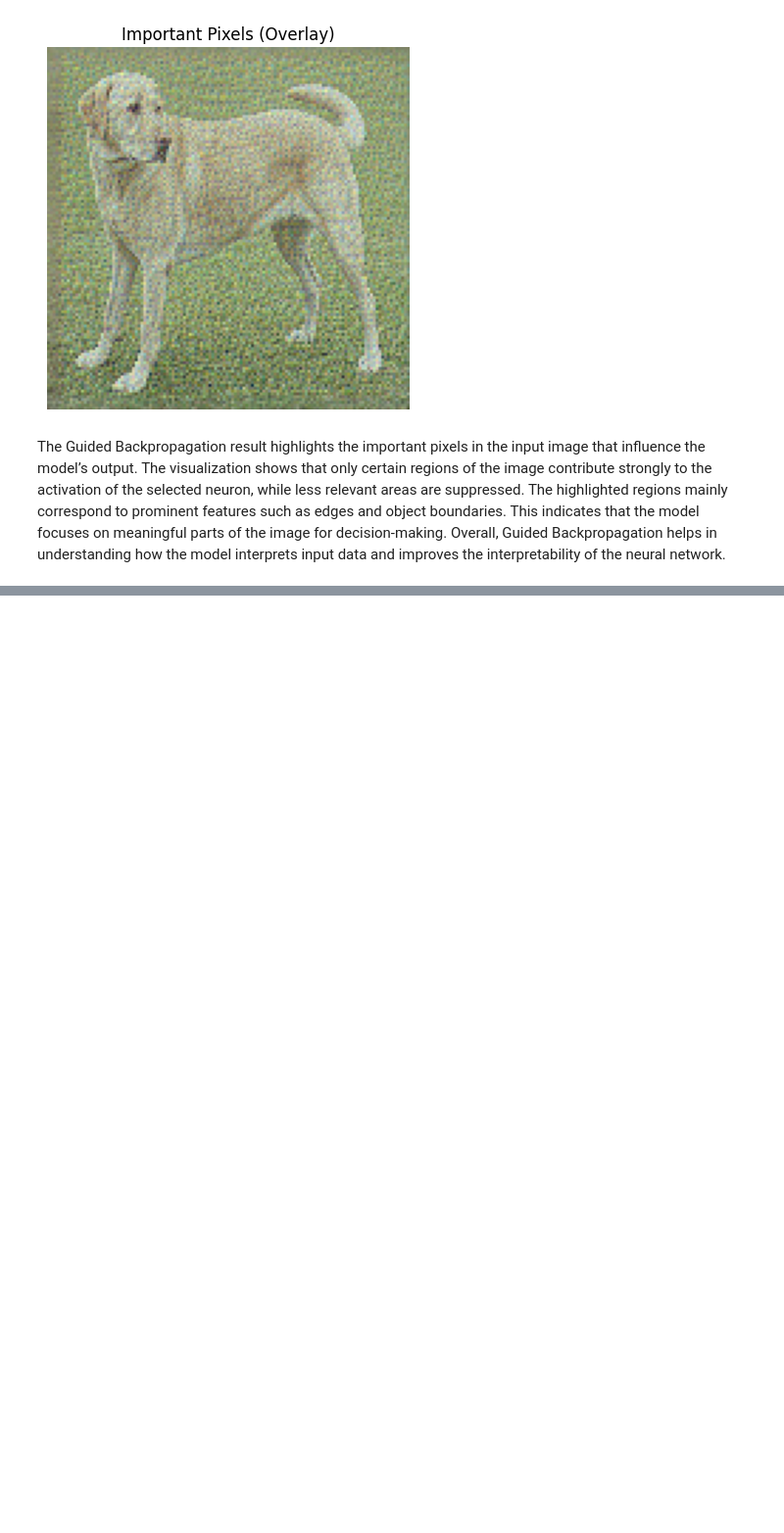
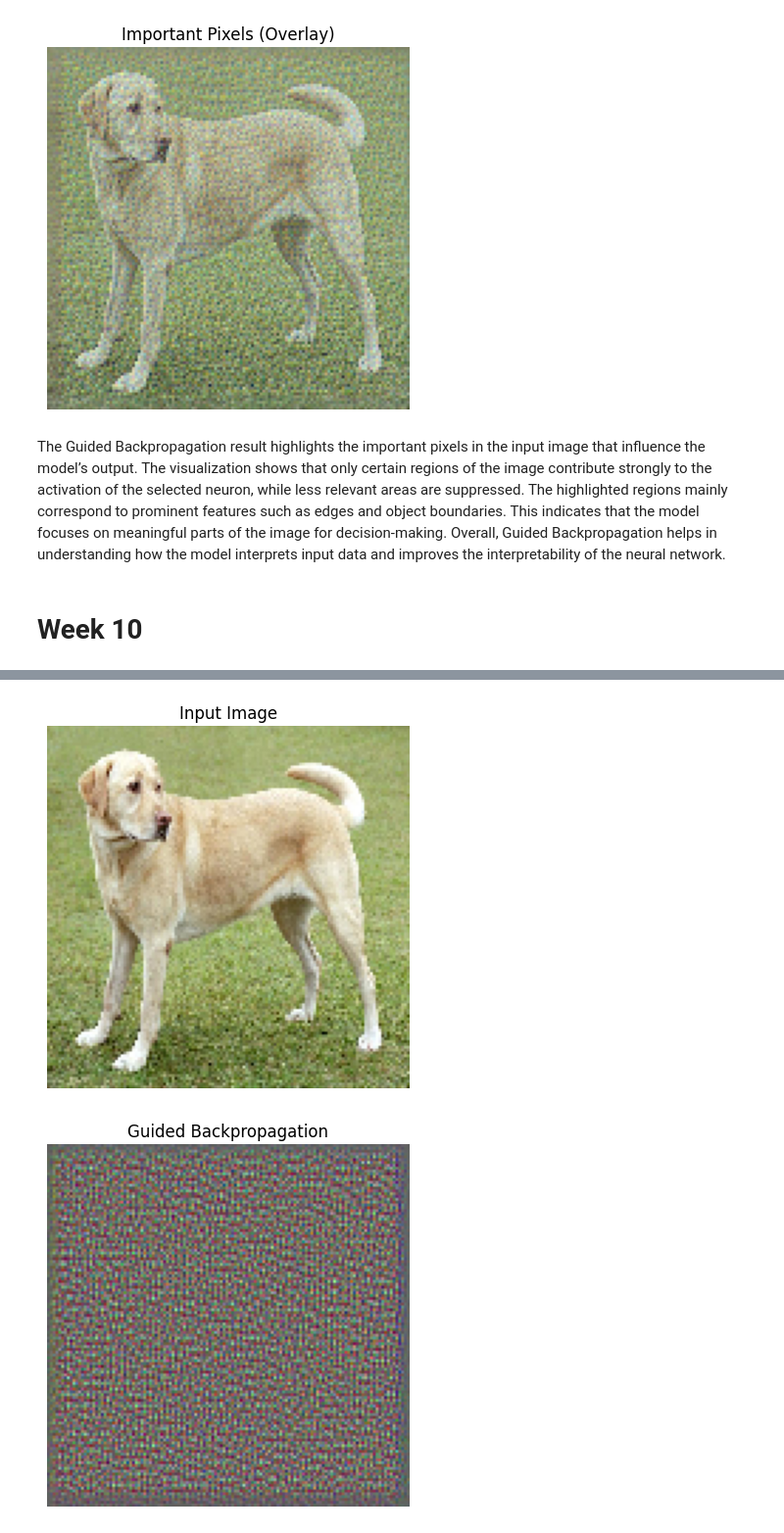
Before and after one commit to Praharshita1275/deep_learning_practice, a Jupyter notebook: deep_learning_sem6.ipynb, the cells around one changed output, grey strips where cells are left out. Shown at 98% size. Saved outputs shown, nothing was run; the diff lists cells and outputs as text; code cells hidden in the pictures; blank space fills up the shorter version.

```diff
--- a/deep_learning_sem6.ipynb
+++ b/deep_learning_sem6.ipynb
@@ -2657,3 +2657,62 @@ plt.show()
 [figure]
 # %% [markdown]
 The Guided Backpropagation result highlights the important pixels in the input image that influence the model’s output. The visualization shows that only certain regions of the image contribute strongly to the activation of the selected neuron, while less relevant areas are suppressed. The highlighted regions mainly correspond to prominent features such as edges and object boundaries. This indicates that the model focuses on meaningful parts of the image for decision-making. Overall, Guided Backpropagation helps in understanding how the model interprets input data and improves the interpretability of the neural network.
+# %% [markdown]
+# Week 10
+# %%
+#21) Implement Guided Backpropagation to discover which input pixels influence the perceptron.(Give all the intermediate steps and write your observations)
+import tensorflow as tf
+import numpy as np
+import matplotlib.pyplot as plt
+
+# Load image
+img_path = tf.keras.utils.get_file(
+    'img.jpg',
+    'https://storage.googleapis.com/download.tensorflow.org/example_images/YellowLabradorLooking_new.jpg'
+)
+
+img = tf.keras.preprocessing.image.load_img(img_path, target_size=(128,128))
+img_array = tf.keras.preprocessing.image.img_to_array(img) / 255.0
+img_array = np.expand_dims(img_array, axis=0)
+
+# Display input
+plt.imshow(img)
+plt.title("Input Image")
+plt.axis('off')
+plt.show()
+
+# Simple CNN
+model = tf.keras.Sequential([
+    tf.keras.layers.Input(shape=(128,128,3)),
+    tf.keras.layers.Conv2D(8, (3,3), activation='relu'),
+    tf.keras.layers.MaxPooling2D((2,2)),
+    tf.keras.layers.Conv2D(16, (3,3), activation='relu'),
+    tf.keras.layers.GlobalAveragePooling2D()
+])
+
+# Guided Backpropagation
+with tf.GradientTape() as tape:
+    inputs = tf.cast(img_array, tf.float32)
+    tape.watch(inputs)
+
+    outputs = model(inputs)
+    loss = tf.reduce_max(outputs)
+
+grads = tape.gradient(loss, inputs)[0]
+
+# Normalize
+grads = (grads - tf.reduce_min(grads)) / (tf.reduce_max(grads) - tf.reduce_min(grads))
+
+# Show result
+plt.imshow(grads)
+plt.title("Guided Backpropagation")
+plt.axis('off')
+plt.show()
+
+# Overlay
+plt.imshow(img)
+plt.imshow(grads, cmap='jet', alpha=0.5)
+plt.title("Important Pixels")
+plt.axis('off')
+plt.show()
+# %% [output]
@@ -2659,0 +2721,2 @@ The Guided Backpropagation result highlights the important pixels in the input i
+[figure, added]
+[figure, added]
```
Also changed, not shown: parts of 2 cells of this notebook.
